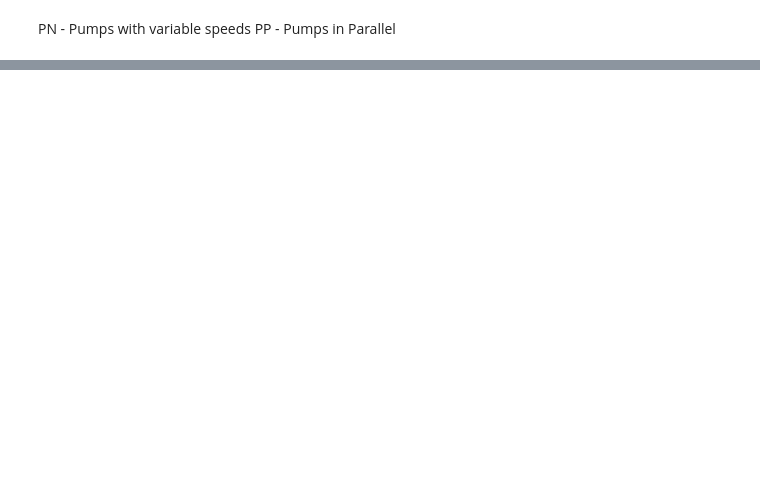
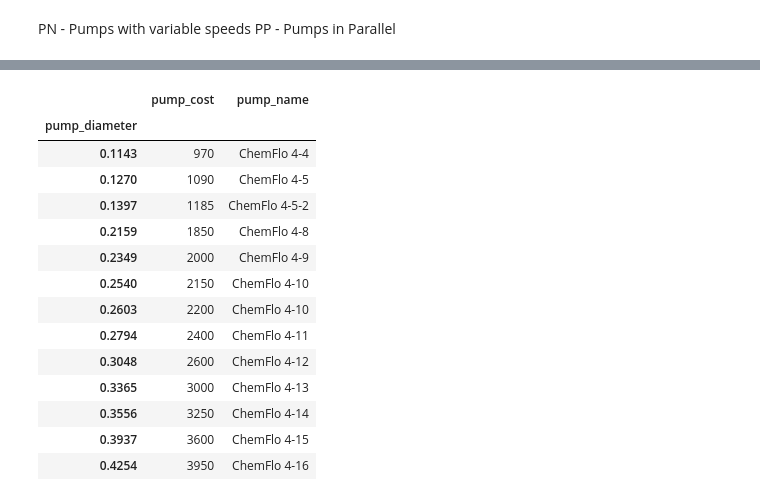
Before and after one commit to mpampolina/CIVL, a Jupyter notebook: CIVL 315 - Lab 3.ipynb, the cells around one changed output, grey strips where cells are left out. Cells and saved outputs as stored; diff of their text form; code cells hidden in the pictures; blank space fills up the shorter version.

```diff
--- a/CIVL 315 - Lab 3.ipynb
+++ b/CIVL 315 - Lab 3.ipynb
@@ -31,0 +53,21 @@ pipe_info.set_index("pipe_diameter", inplace=True)
+# %%
+pump_info = pd.read_excel(xlsx, "pump_info")
+pump_info["pump_diameter"] = pump_info["pump_diameter"].apply(lambda x: round(x*IN_TO_M, 4))
+pump_info.set_index("pump_diameter", inplace=True)
+pump_info
+# %% [output]
+|  | pump_cost | pump_name |
+| pump_diameter |  |  |
+| 0.1143 | 970 | ChemFlo 4-4 |
+| 0.1270 | 1090 | ChemFlo 4-5 |
+| 0.1397 | 1185 | ChemFlo 4-5-2 |
+| 0.2159 | 1850 | ChemFlo 4-8 |
+| 0.2349 | 2000 | ChemFlo 4-9 |
+| 0.2540 | 2150 | ChemFlo 4-10 |
+| 0.2603 | 2200 | ChemFlo 4-10 |
+| 0.2794 | 2400 | ChemFlo 4-11 |
+| 0.3048 | 2600 | ChemFlo 4-12 |
+| 0.3365 | 3000 | ChemFlo 4-13 |
+| 0.3556 | 3250 | ChemFlo 4-14 |
+| 0.3937 | 3600 | ChemFlo 4-15 |
+| 0.4254 | 3950 | ChemFlo 4-16 |
```
Also changed, not shown: parts of 21 cells of this notebook.
